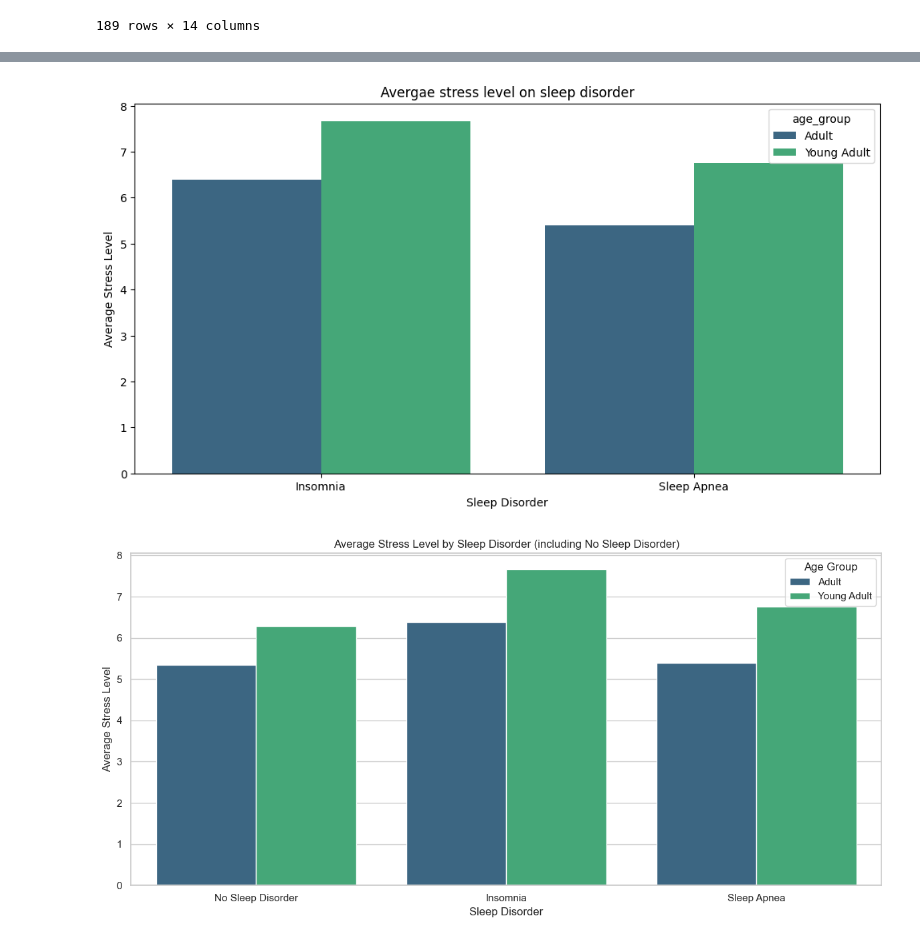
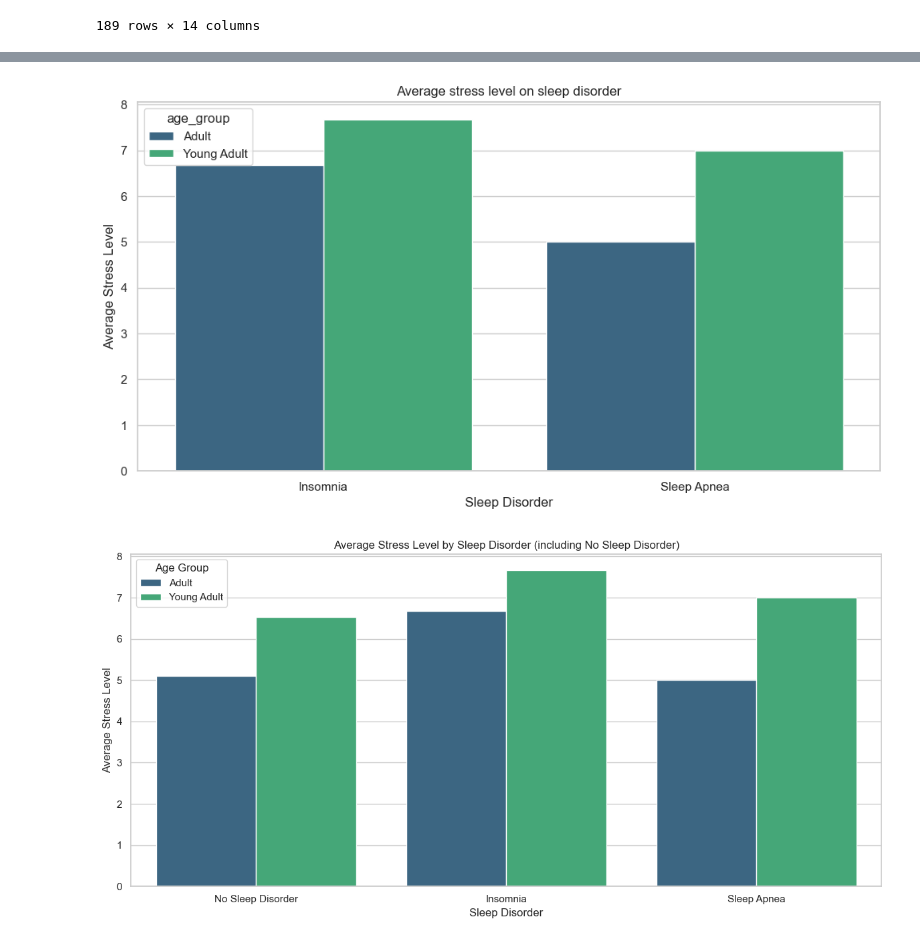
Before and after one commit to heikgrace/healthy-group-one, a Jupyter notebook: kosta_analysis.ipynb, the cells around one changed output, grey strips where cells are left out. Drawn from its saved outputs; the diff is of its cells as text; code cells hidden in the pictures.

```diff
--- a/kosta_analysis.ipynb
+++ b/kosta_analysis.ipynb
@@ -158,5 +157,6 @@ plt.show()
 # %%
-#Das könnten wir in kombinierter Weise anschauen...
+#Das könnten wir kombinieren?
+df_sleep_health_lifestyle_male_5 = pd.read_sql(sql=text('SELECT * FROM sleep_health_lifestyle_male'), con=engine)
 df_sleep_health_lifestyle_male_5.groupby('sleep_disorder')['occupation'].value_counts()
 # %% [output]
 sleep_disorder  occupation
@@ -185,18 +210,18 @@ Name: count, dtype: int64
 # %%
-grouped = df_sleep_health_lifestyle_male_5.groupby(['sleep_disorder', 'age_group'])['avg_stress_level'].mean().reset_index()
+grouped = df_sleep_health_lifestyle_male_5.groupby(['sleep_disorder', 'age_group'])['stress_level'].mean().reset_index()
 
 plt.figure(figsize=(12, 6))
-sns.barplot(data=grouped, x='sleep_disorder', y='avg_stress_level', hue='age_group', palette='viridis')
-plt.title('Avergae stress level on sleep disorder')
+sns.barplot(data=grouped, x='sleep_disorder', y='stress_level', hue='age_group', palette='viridis')
+plt.title('Average stress level on sleep disorder')
 plt.ylabel('Average Stress Level')
 plt.xlabel('Sleep Disorder')
 #plt.xticks(rotation=45)
 plt.show()
 
 # gibt es Unterschiede im Stress Level zwischen Altersgruppen bei gleicher Schlafstörung?
 # Haben Männer mit Insomnie einen höheeren durchschnittlichen Stress Level als Männer ohne Schlafstörung?
 # %% [output]
-[figure, old version]
+[figure, new version]
 # %%
 # Schritt 1: NaN-Werte in 'sleep_disorder' ersetzen
 df_plot = df_sleep_health_lifestyle_male_5.copy()
@@ -205,7 +230,7 @@ df_plot['sleep_disorder'] = df_plot['sleep_disorder'].fillna('No Sleep Disorder'
 order = ['No Sleep Disorder', 'Insomnia', 'Sleep Apnea']
 
 # Schritt 2: Gruppieren
-grouped = df_plot.groupby(['sleep_disorder', 'age_group'])['avg_stress_level'].mean().reset_index()
+grouped = df_plot.groupby(['sleep_disorder', 'age_group'])['stress_level'].mean().reset_index()
 
 # Schritt 3: Plotten
 import seaborn as sns
@@ -217,7 +242,7 @@ plt.figure(figsize=(12, 6))
 sns.barplot(
     data=grouped,
     x='sleep_disorder',
-    y='avg_stress_level',
+    y='stress_level',
     hue='age_group',
     palette='viridis',
     order=order
@@ -230,5 +255,5 @@ plt.legend(title='Age Group')
 plt.tight_layout()
 plt.show()
 # %% [output]
-[figure, old version]
+[figure, new version]
 # %%
```
Also changed, not shown: parts of 47 cells of this notebook.
